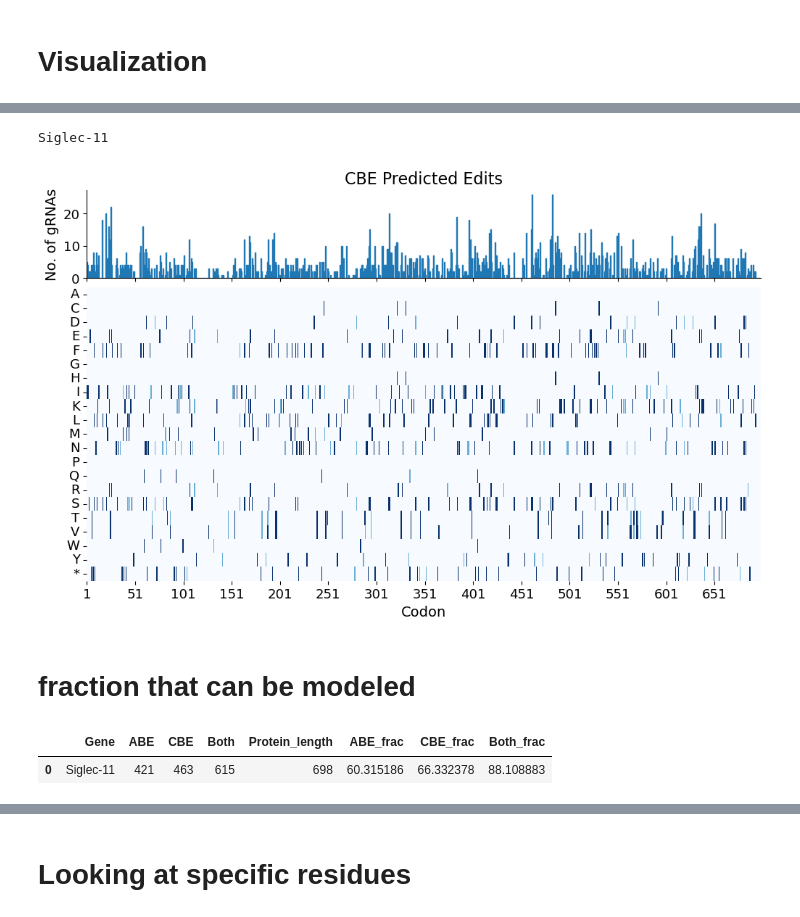
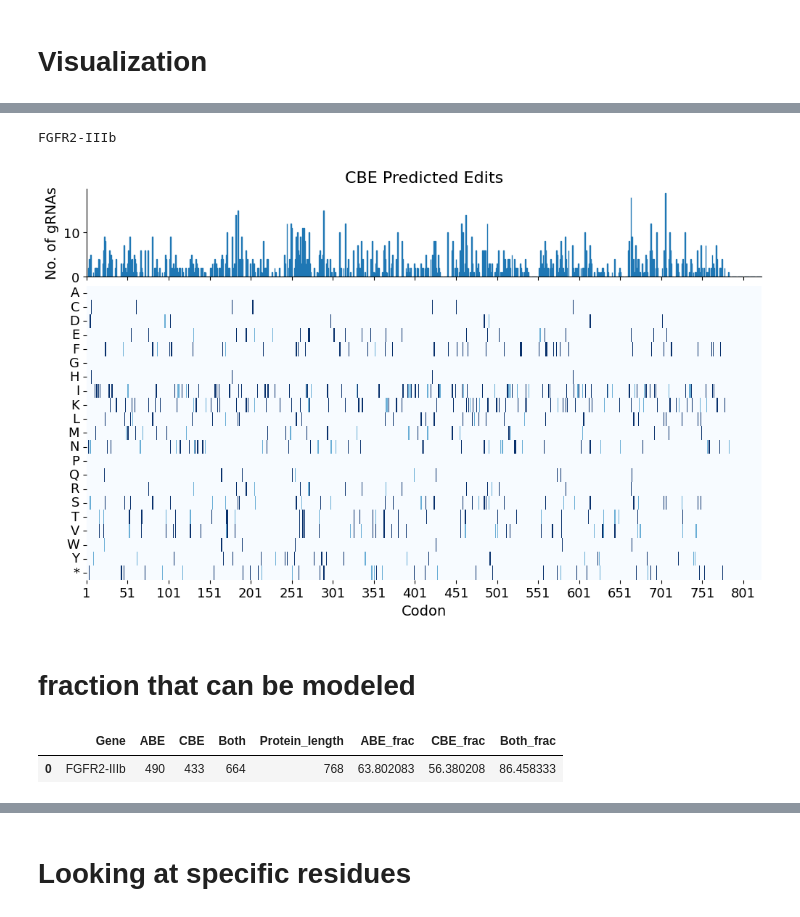
Before and after one commit to samgould2/FGFR2-BE-tiling, a Jupyter notebook: expanded_mutagenesis.ipynb, the cells around one changed output, grey strips where cells are left out. Saved outputs shown, nothing was run; the diff lists cells and outputs as text; code cells hidden in the pictures.

```diff
--- a/expanded_mutagenesis.ipynb
+++ b/expanded_mutagenesis.ipynb
@@ -1576,8 +1579,8 @@ def proto_viz(proto_df):
 gene = 'FGFR2-IIIb'
 #guides, edit_outcomes = mutation_simulator(gene, cdks, chrom_dict)
 
-guides = guide_dict[gene]
-
+#guides = guide_dict[gene]
+guides = guides_filtered
 #targ = combined_library_filtered[combined_library_filtered['classification']=='targeting']
 #guides = targ
 #guides = targ[targ['Gene']==gene].reset_index()
@@ -1653,13 +1656,13 @@ def matrix_mut_viz(gene, cdks, e, save_name, save=False):
 
     #and plotting the results
     fig, ax = plt.subplots(2,1, figsize=(12,7), height_ratios=[3, 10,], sharex=True)
-    g = sns.heatmap(mat, cmap='Purples', cbar=False, ax=ax[1], vmax=2)
+    g = sns.heatmap(mat, cmap='Blues', cbar=False, ax=ax[1], vmax=2)
 
 
     #ax.set_yticks(range(1,22), rotation=0)
     #ax[1].set_yticks(range(len(uniq_aa)), rotation=0)
     totals = np.sum(mat,axis=0)
-    ax[0].bar(range(len_prot), totals, color='tab:purple', edgecolor='tab:purple')
+    ax[0].bar(range(len_prot), totals, color='tab:blue', edgecolor='tab:blue')
     #ax[0].plot(range(393), totals)
 
     ax[1].set_xticks(np.arange(0, len_prot, 50))
@@ -1680,7 +1683,10 @@ def matrix_mut_viz(gene, cdks, e, save_name, save=False):
 
     #fig.subplots_adjust(left=None, bottom=None, right=None, top=None, wspace=None, hspace=None)
     fig.subplots_adjust(hspace=0.05)
-    ax[0].set_title('Combined ABE and CBE Predicted Edits', fontsize=16)
+    #ax[0].set_title('Combined ABE and CBE Predicted Edits', fontsize=16)
+    #ax[0].set_title('ABE Predicted Edits', fontsize=16)
+    ax[0].set_title('CBE Predicted Edits', fontsize=16)
+
 
     if save==True:
         fig.savefig(f'figures/{save_name}.pdf')
@@ -1692,4 +1714,4 @@ Siglec-11
 # %%
-ABE = siglec_11_edits_filtered[siglec_11_edits_filtered['Editor']=='ABE']
-CBE = siglec_11_edits_filtered[siglec_11_edits_filtered['Editor']=='CBE']
+ABE = edits_filtered[edits_filtered['Editor']=='ABE']
+CBE = edits_filtered[edits_filtered['Editor']=='CBE']
 # %%
@@ -1700,8 +1722,8 @@ Siglec-11
 # %%
-matrix_mut_viz('Siglec-11', siglec_11, CBE, 'CBE_predicted',save=True)
+matrix_mut_viz('FGFR2-IIIb', fgfr2_3b, CBE, 'CBE_predicted',save=True)
 # %% [output]
-Siglec-11
+FGFR2-IIIb
-[figure, old version]
+[figure, new version]
 # %% [markdown]
 # fraction that can be modeled
 # %%
@@ -1709,7 +1731,12 @@ both_list = []
 abe_list = []
 cbe_list = []
 
-e = siglec_11_edits_filtered
+e = edits_filtered
+
+#REMOVE THIS IN FUTURE!!!!!
+e = e[e['Codon']<=768]
+
+
 e = e[(e['HGVSp']!= 'WT') & (e['Complex']==False)]
 both = len(np.unique(e['Codon']))
 abe_subset = len(np.unique(e[e['Editor']=='ABE']['Codon']))
@@ -1724,8 +1751,8 @@ cbe_list.append(cbe_subset)
 col_names = ['Gene', 'ABE', 'CBE', 'Both']
 cols = [edit_dict.keys(), abe_list, cbe_list, both_list]
 df = pd.DataFrame(dict(zip(col_names, cols)))
-df['Protein_length'] = len(siglec_11['Protein'].values[0])
-
+#df['Protein_length'] = len(siglec_11['Protein'].values[0])
+df['Protein_length'] = 768
 df['ABE_frac'] = 100*df['ABE']/df['Protein_length']
 df['CBE_frac'] = 100*df['CBE']/df['Protein_length']
 df['Both_frac'] = 100*df['Both']/df['Protein_length']
@@ -1733,7 +1760,7 @@ df['Both_frac'] = 100*df['Both']/df['Protein_length']
 df
 # %% [output]
 |  | Gene | ABE | CBE | Both | Protein_length | ABE_frac | CBE_frac | Both_frac |
-| 0 | Siglec-11 | 421 | 463 | 615 | 698 | 60.315186 | 66.332378 | 88.108883 |
+| 0 | FGFR2-IIIb | 490 | 433 | 664 | 768 | 63.802083 | 56.380208 | 86.458333 |
 # %%
 col_names = ['Gene', 'Editor', 'Fraction Coverage']
 cols1 = [list(df['Gene']), 'ABE', list(df['ABE_frac'])]
```
Also changed, not shown: parts of 14 cells of this notebook, 4 other files.
